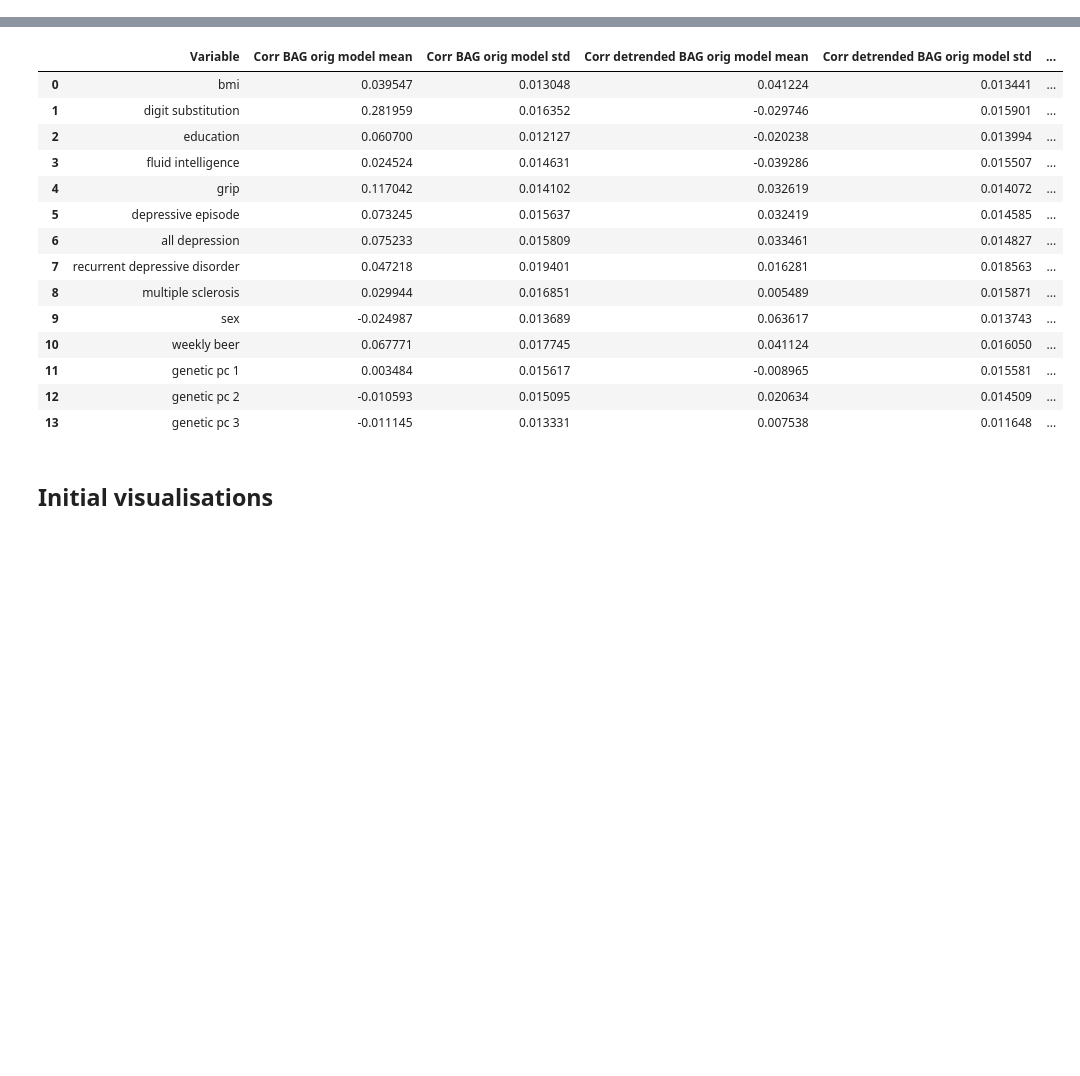
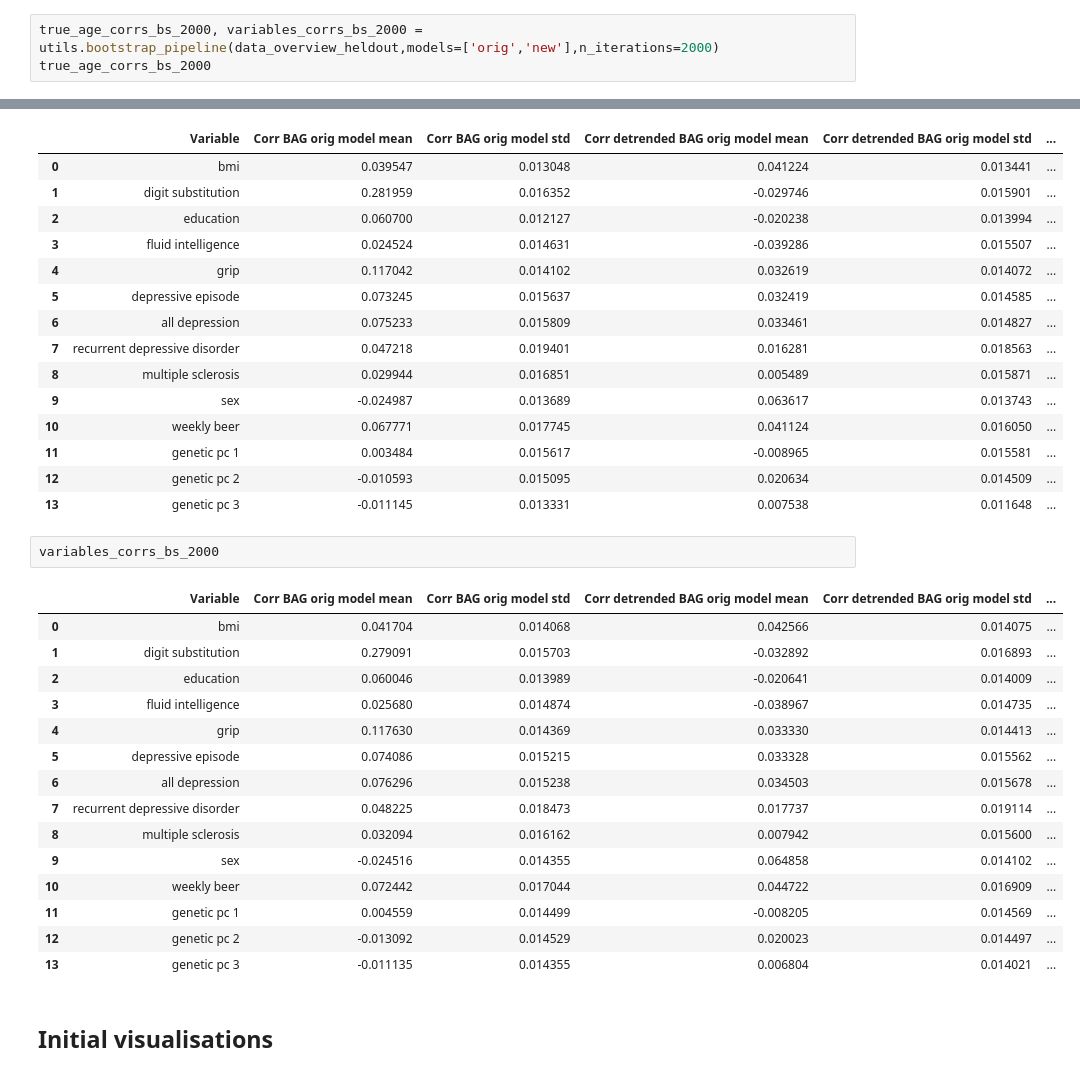
Before and after one commit to laura-riedel/brain_age_1D-CNN, a Jupyter notebook: src/schaefer_ts/brain_age_gaps.ipynb, the cells around one changed output, grey strips where cells are left out. Saved outputs shown, nothing was run; the diff lists cells and outputs as text; blank space fills up the shorter version.

Commit message:
chore: add bootstrapping with n=2000

```diff
--- a/src/schaefer_ts/brain_age_gaps.ipynb
+++ b/src/schaefer_ts/brain_age_gaps.ipynb
@@ -116,3 +116,6 @@ true_age_corrs_bs_100
 | 3 | Predicted age new model | 0.706433 | 0.006962 |
 | 4 | BAG new model | -0.690886 | 0.007524 |
 | 5 | Detrended BAG new model | 0.008082 | 0.012184 |
+# %%
+true_age_corrs_bs_2000, variables_corrs_bs_2000 = utils.bootstrap_pipeline(data_overview_heldout,models=['orig','new'],n_iterations=2000)
+true_age_corrs_bs_2000
@@ -152,6 +163,24 @@ variables_corrs_bs_100
 | 11 | genetic pc 1 | 0.003484 | 0.015617 | -0.008965 | 0.015581 | ... |
 | 12 | genetic pc 2 | -0.010593 | 0.015095 | 0.020634 | 0.014509 | ... |
 | 13 | genetic pc 3 | -0.011145 | 0.013331 | 0.007538 | 0.011648 | ... |
+# %%
+variables_corrs_bs_2000
+# %% [output]
+|  | Variable | Corr BAG orig model mean | Corr BAG orig model std | Corr detrended BAG orig model mean | Corr detrended BAG orig model std | ... |
+| 0 | bmi | 0.041704 | 0.014068 | 0.042566 | 0.014075 | ... |
+| 1 | digit substitution | 0.279091 | 0.015703 | -0.032892 | 0.016893 | ... |
+| 2 | education | 0.060046 | 0.013989 | -0.020641 | 0.014009 | ... |
+| 3 | fluid intelligence | 0.025680 | 0.014874 | -0.038967 | 0.014735 | ... |
+| 4 | grip | 0.117630 | 0.014369 | 0.033330 | 0.014413 | ... |
+| 5 | depressive episode | 0.074086 | 0.015215 | 0.033328 | 0.015562 | ... |
+| 6 | all depression | 0.076296 | 0.015238 | 0.034503 | 0.015678 | ... |
+| 7 | recurrent depressive disorder | 0.048225 | 0.018473 | 0.017737 | 0.019114 | ... |
+| 8 | multiple sclerosis | 0.032094 | 0.016162 | 0.007942 | 0.015600 | ... |
+| 9 | sex | -0.024516 | 0.014355 | 0.064858 | 0.014102 | ... |
+| 10 | weekly beer | 0.072442 | 0.017044 | 0.044722 | 0.016909 | ... |
+| 11 | genetic pc 1 | 0.004559 | 0.014499 | -0.008205 | 0.014569 | ... |
+| 12 | genetic pc 2 | -0.013092 | 0.014529 | 0.020023 | 0.014497 | ... |
+| 13 | genetic pc 3 | -0.011135 | 0.014355 | 0.006804 | 0.014021 | ... |
 # %% [markdown]
 ## Initial visualisations
 # %%
```
Also changed, not shown: parts of 1 cell of this notebook, 1 other file.
